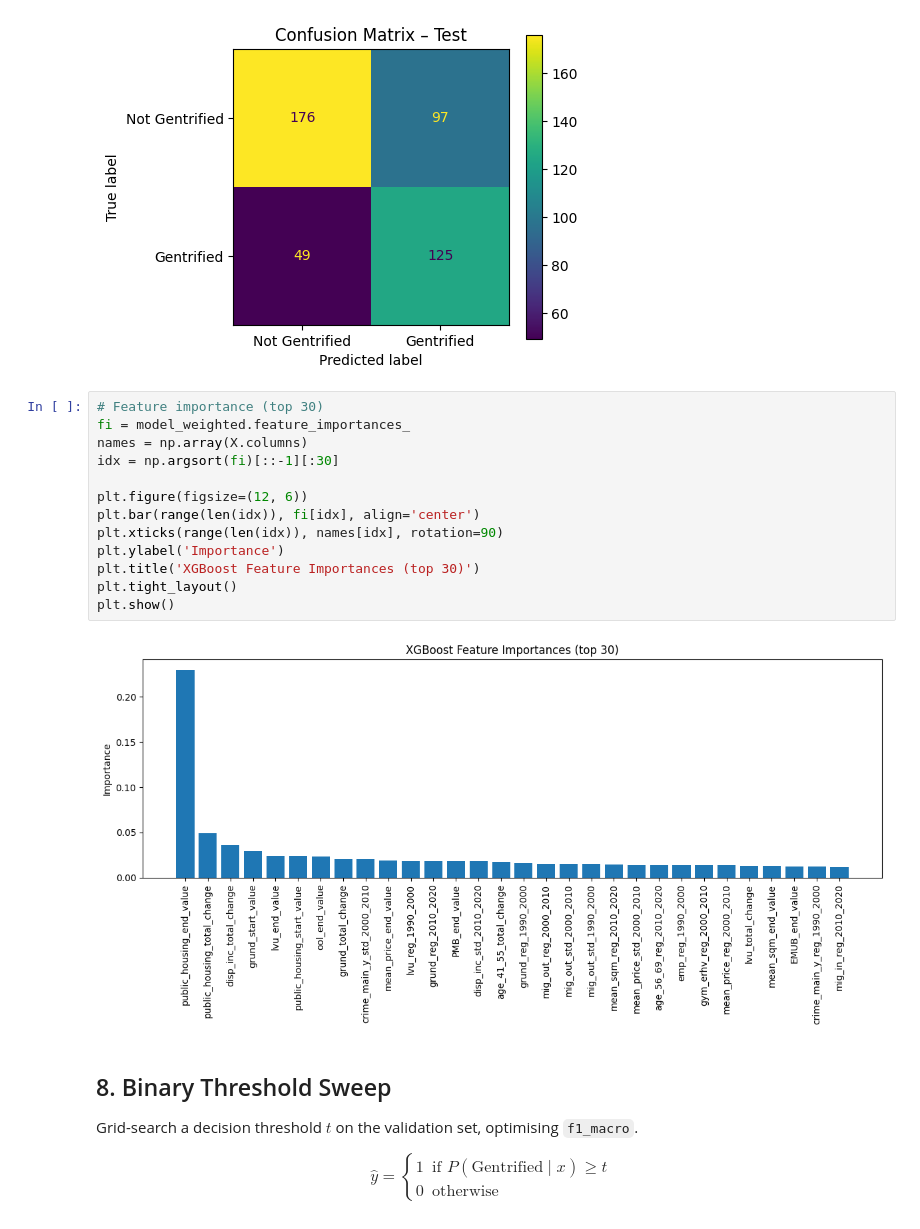
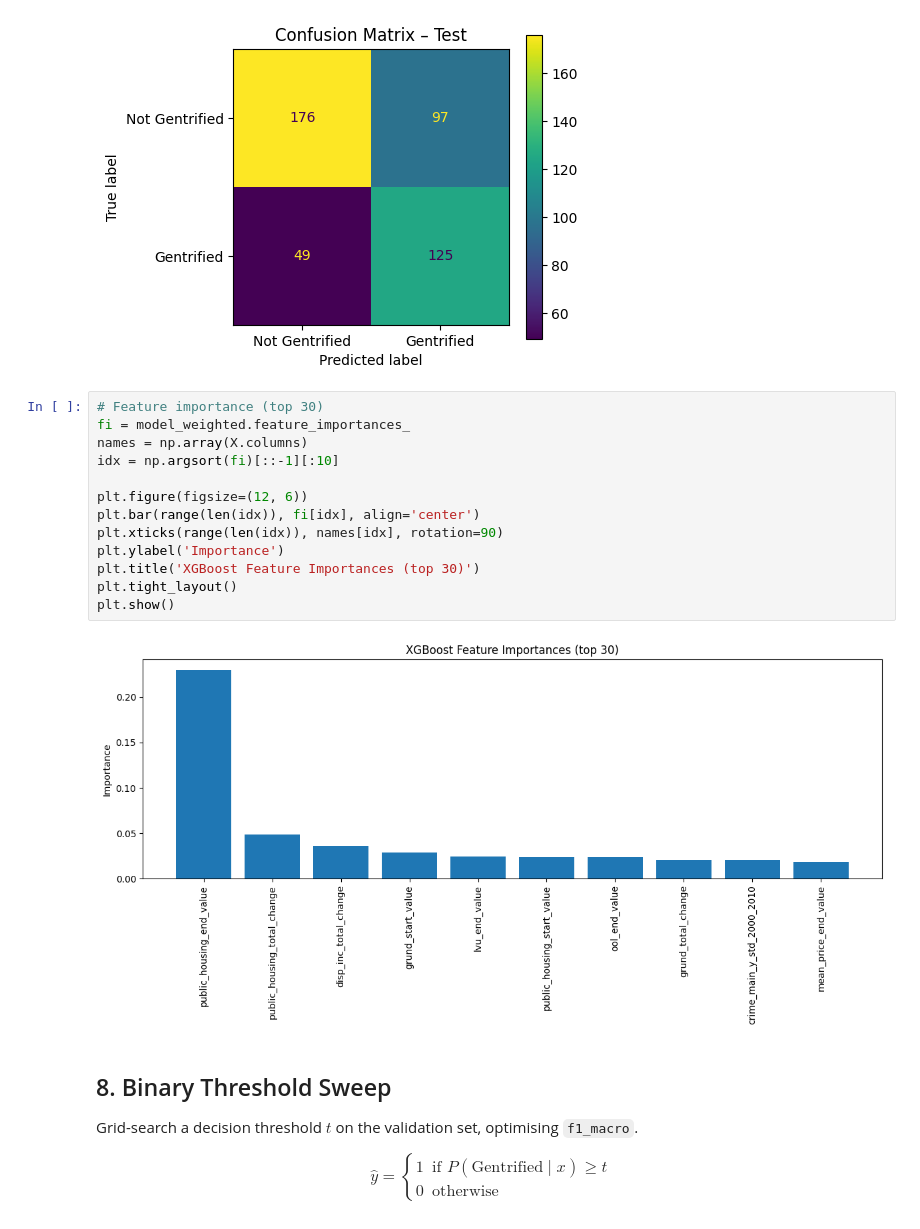
Before and after one commit to jonashansen886-cyber/Gentrification_model_Copenhagen, a Jupyter notebook: notebooks/05_XGBoost_model.ipynb, the cells around one changed output. Saved outputs shown, nothing was run; the diff lists cells and outputs as text.

```diff
--- a/notebooks/05_XGBoost_model.ipynb
+++ b/notebooks/05_XGBoost_model.ipynb
@@ -453,18 +453,18 @@ Not Gentrified (0)       0.78      0.64      0.71       273
 # %%
 # Feature importance (top 30)
 fi = model_weighted.feature_importances_
 names = np.array(X.columns)
-idx = np.argsort(fi)[::-1][:30]
+idx = np.argsort(fi)[::-1][:10]
 
 plt.figure(figsize=(12, 6))
 plt.bar(range(len(idx)), fi[idx], align='center')
 plt.xticks(range(len(idx)), names[idx], rotation=90)
 plt.ylabel('Importance')
 plt.title('XGBoost Feature Importances (top 30)')
 plt.tight_layout()
 plt.show()
 # %% [output]
-[figure, old version]
+[figure, new version]
 # %% [markdown]
 
 ## 8. Binary Threshold Sweep
```
Also changed, not shown: 4 other files.
